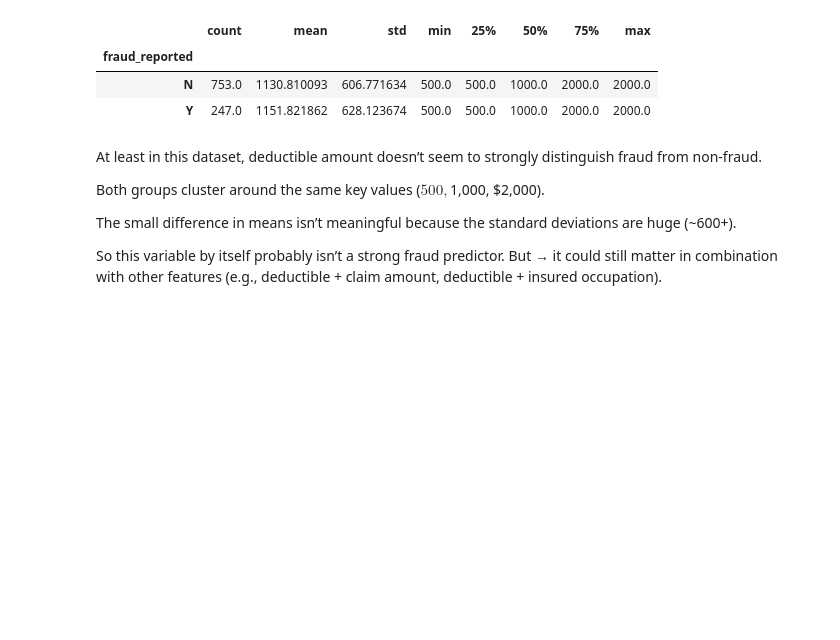
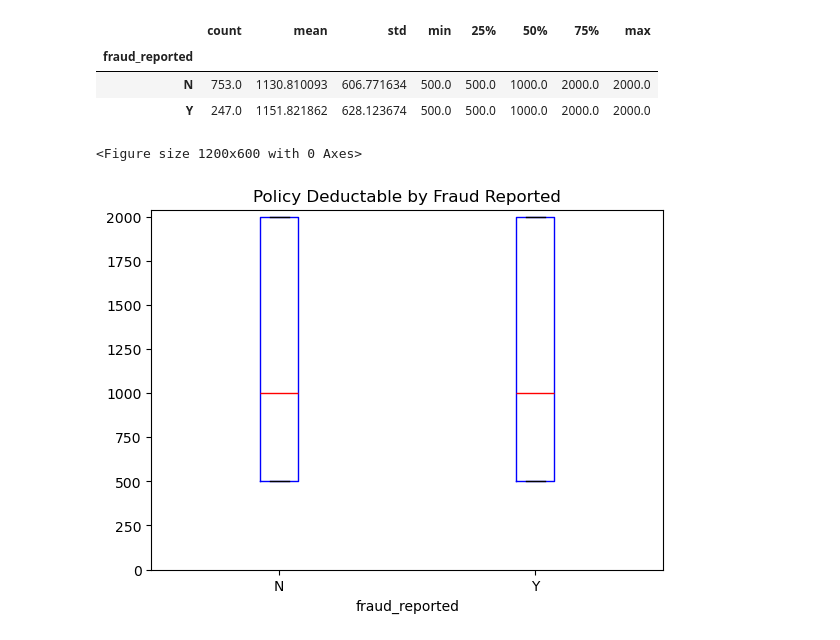
Before and after one commit to oaj1/Insurance_Claims, a Jupyter notebook: Insurance_Claims_DemographicAndFinancial_EDA.ipynb, the cells around one changed output. Saved outputs shown, nothing was run; the diff lists cells and outputs as text; code cells hidden in the pictures; blank space fills up the shorter version.

```diff
--- a/Insurance_Claims_DemographicAndFinancial_EDA.ipynb
+++ b/Insurance_Claims_DemographicAndFinancial_EDA.ipynb
@@ -83,12 +139,17 @@ df.groupby('fraud_reported')['policy_deductable'].describe()
 | fraud_reported |  |  |  |  |  |  |  |  |
 | N | 753.0 | 1130.810093 | 606.771634 | 500.0 | 500.0 | 1000.0 | 2000.0 | 2000.0 |
 | Y | 247.0 | 1151.821862 | 628.123674 | 500.0 | 500.0 | 1000.0 | 2000.0 | 2000.0 |
-# %% [markdown]
-At least in this dataset, deductible amount doesn’t seem to strongly distinguish fraud from non-fraud.
-
-Both groups cluster around the same key values ($500, $1,000, $2,000).
-
-The small difference in means isn’t meaningful because the standard deviations are huge (~600+).
-
-So this variable by itself probably isn’t a strong fraud predictor.
-But → it could still matter in combination with other features (e.g., deductible + claim amount, deductible + insured occupation).
+# %%
+#Now lets visualize policy deductible by fraud reported
+plt.figure(figsize=(12,6))
+ax = df.boxplot(column='policy_deductable', by='fraud_reported', grid=False, showfliers=False,
+                color=dict(boxes='blue', whiskers='black', medians='red', caps='black'))
+plt.title('Policy Deductable by Fraud Reported')
+plt.suptitle('')
+#plt.xlabel('Fraud Reported')
+#plt.ylabel('Policy Deductable')
+plt.ylim(0, df['policy_deductable'].max() * 1.02)
+plt.show()
+# %% [output]
+<Figure size 1200x600 with 0 Axes>
+[figure, added]
```
Also changed, not shown: parts of 10 cells of this notebook.
